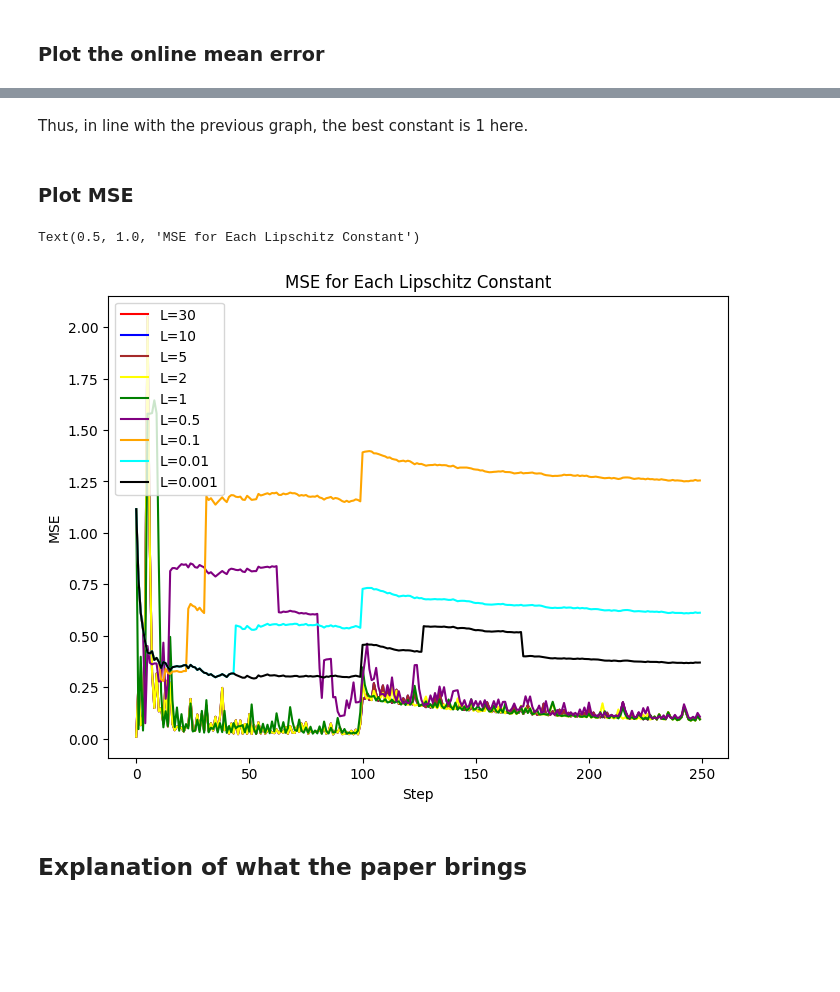
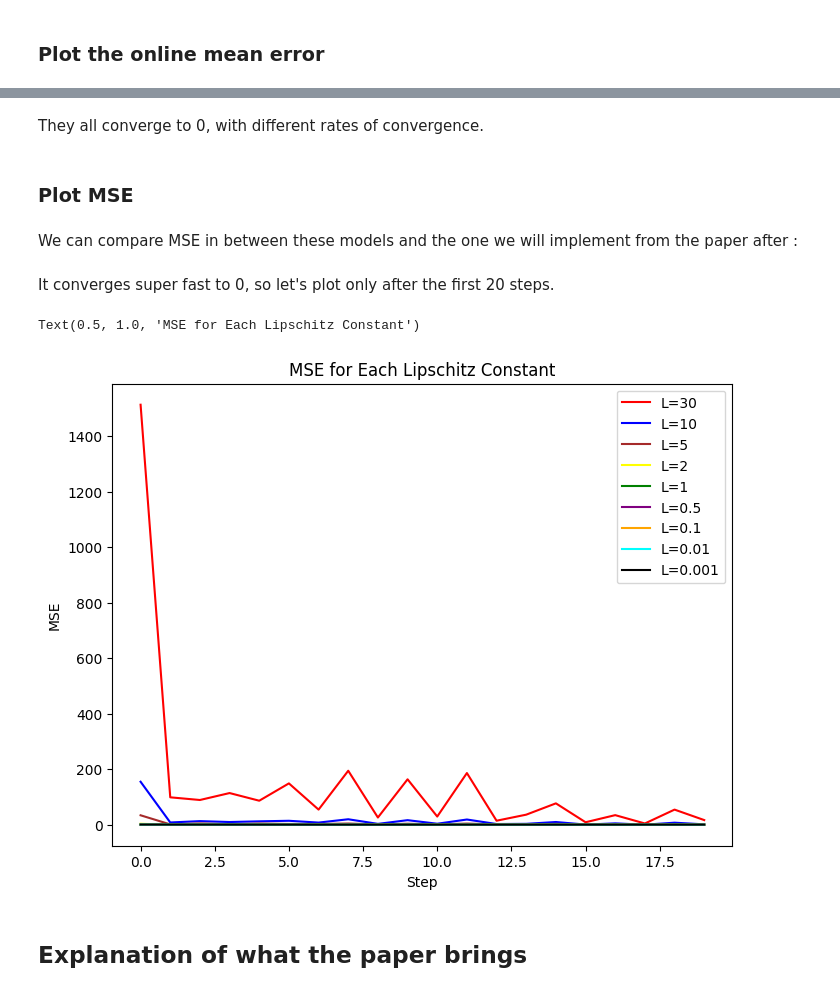
Before and after one commit to omeurer/ESSEC_seq_opt, a Jupyter notebook: final_notebook.ipynb, the cells around one changed output, grey strips where cells are left out. Saved outputs shown, nothing was run; the diff lists cells and outputs as text; code cells hidden in the pictures; blank space fills up the shorter version.

```diff
--- a/final_notebook.ipynb
+++ b/final_notebook.ipynb
@@ -96,13 +69,13 @@ $$Loss =min(∣y−⟨param,x⟩∣,L)$$
 # %%
-def lipschitz_loss(param, x, y, L):
+def loss_function(param, x, y):
 
     """ Returns the loss of a single point regarding y (dim 1) and x (multi dimension point)"""
 
-    return min(np.abs(y - np.dot(param, x)), L)
+    return np.abs(y - np.dot(param, x))
 # %% [markdown]
 Online Gradient Step
 # %%
-def OnlineGradient(param, x, y, L):
+def OnlineGradient(param, x, y):
     """
     Computes the gradient of the Lipschitz continuous loss function with respect to the parameter.
 
@@ -110,24 +83,17 @@ def OnlineGradient(param, x, y, L):
     param (numpy.ndarray): The current parameter vector.
     x (numpy.ndarray): The input feature vector.
     y (float or numpy.ndarray): The target value(s).
-    L (float): The Lipschitz constant.
 
     Returns:
     numpy.ndarray: The gradient vector of the loss function with respect to the parameter.
     """
-    residual = y - np.dot(param, x)
-    abs_residual = np.abs(residual)
-    sign_res = np.sign(residual)
+    # Calculate the prediction error
+    error = y - np.dot(param, x)
 
-    # Gradient initialization
-    grad = np.zeros_like(param)
+    # Compute the gradient based on the sign of the error
+    gradient = -np.sign(error) * x
 
-    if abs_residual < L:
-        grad = -sign_res * x
-    elif abs_residual == L:
-        grad = np.zeros_like(param)
-
-    return grad
+    return gradient
 # %% [markdown]
 ### Preparation: sampling some data
 # %% [markdown]
@@ -138,7 +104,7 @@ We create a polynomial function stored in X.
 $$Y = 1 - \text{design}^2 - \left| \text{design} - 0.5 \right| + \text{noise} \cdot \text{np.random.normal(size=numpoints)}
 $$
 # %%
-num_points = 250
+num_points = 4000
 noise = 0.1
 num_dimensions = 4
 
@@ -152,6 +118,7 @@ for i in range(1,num_dimensions):
     X[:,i] = design**i
 
 Y = 1-design**2-np.abs(design-0.5) + noise*np.random.normal(size=num_points)
+#Y = 1+ 2*design + 3*design**2 + noise*np.random.normal(size=num_points)
 Y[100] = 4  ## use this line to test the effect of an outlier
 # %% [markdown]
 And we can plot it :
@@ -181,8 +148,8 @@ for i in range(num_points):
     for j, L in enumerate(L_values):
 
          # update loss and update parameters
-        losses[j, i] = lipschitz_loss(params[j], X[i], Y[i], L)
-        params[j] = params[j] - OnlineGradient(params[j], X[i], Y[i], L) / np.sqrt(i + 1)
+        losses[j, i] = loss_function(params[j], X[i], Y[i])
+        params[j] = params[j] - OnlineGradient(params[j], X[i], Y[i]) * (L/ np.sqrt(i + 1)) #the step size is L / sqrt()
 
         # Compute MSE
         predictions = np.dot(X[:i+1], params[j])
@@ -241,18 +209,22 @@ plt.legend()
-# %% [markdown]
-Thus, in line with the previous graph, the best constant is 1 here.
+# %% [markdown]
+They all converge to 0, with different rates of convergence.
 # %% [markdown]
 ### Plot MSE
+# %% [markdown]
+We can compare MSE in between these models and the one we will implement from the paper after :
+# %% [markdown]
+It converges super fast to 0, so let's plot only after the first 20 steps.
 # %%
 plt.figure(figsize=(8, 6))
 plt.ylabel("MSE")
 plt.xlabel("Step")
 for j, L in enumerate(L_values):
-    plt.plot(mse_scores[j], color=colors[j], label=f'L={L}')
+    plt.plot(mse_scores[j][:20], color=colors[j], label=f'L={L}')
 plt.legend()
 plt.title('MSE for Each Lipschitz Constant')
 # %% [output]
 Text(0.5, 1.0, 'MSE for Each Lipschitz Constant')
-[figure, old version]
+[figure, new version]
 # %% [markdown]
 ## Explanation of what the paper brings
 # %% [markdown]
```
Also changed, not shown: parts of 25 cells of this notebook.
